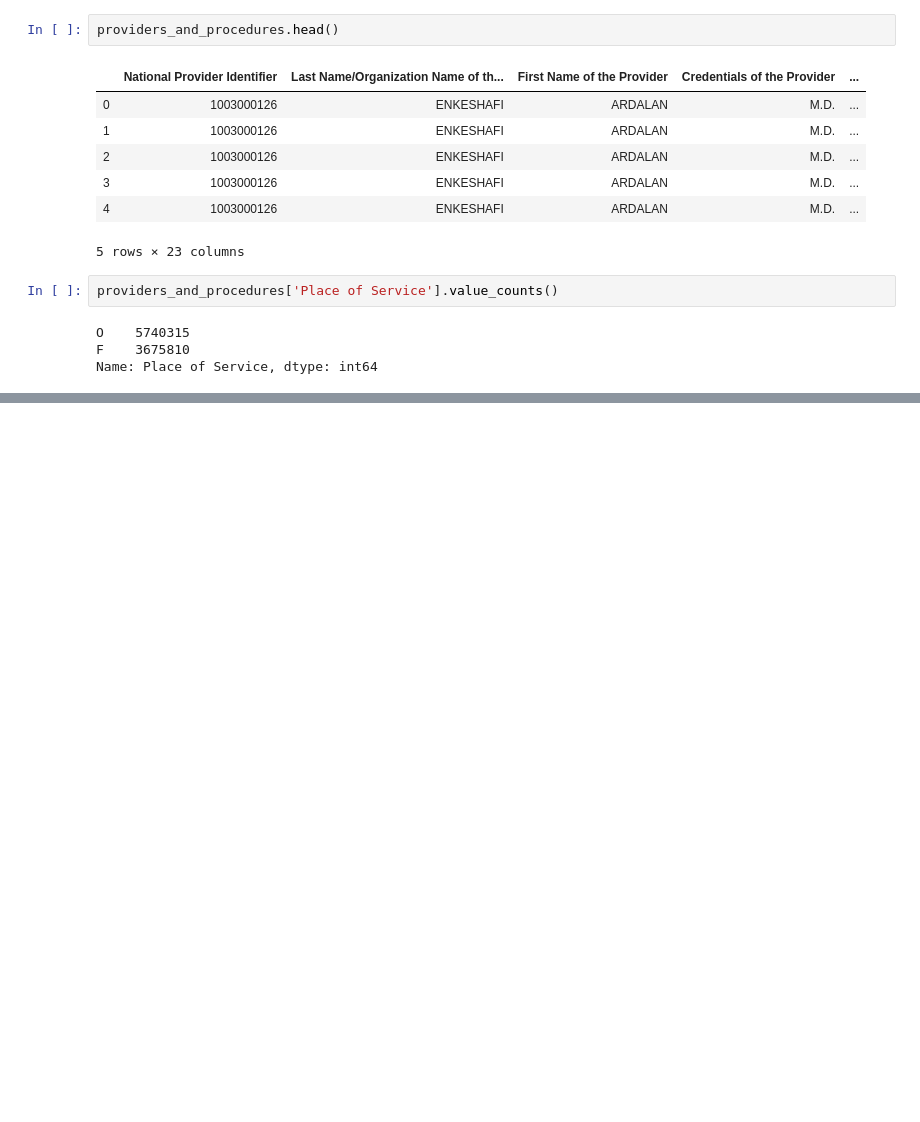
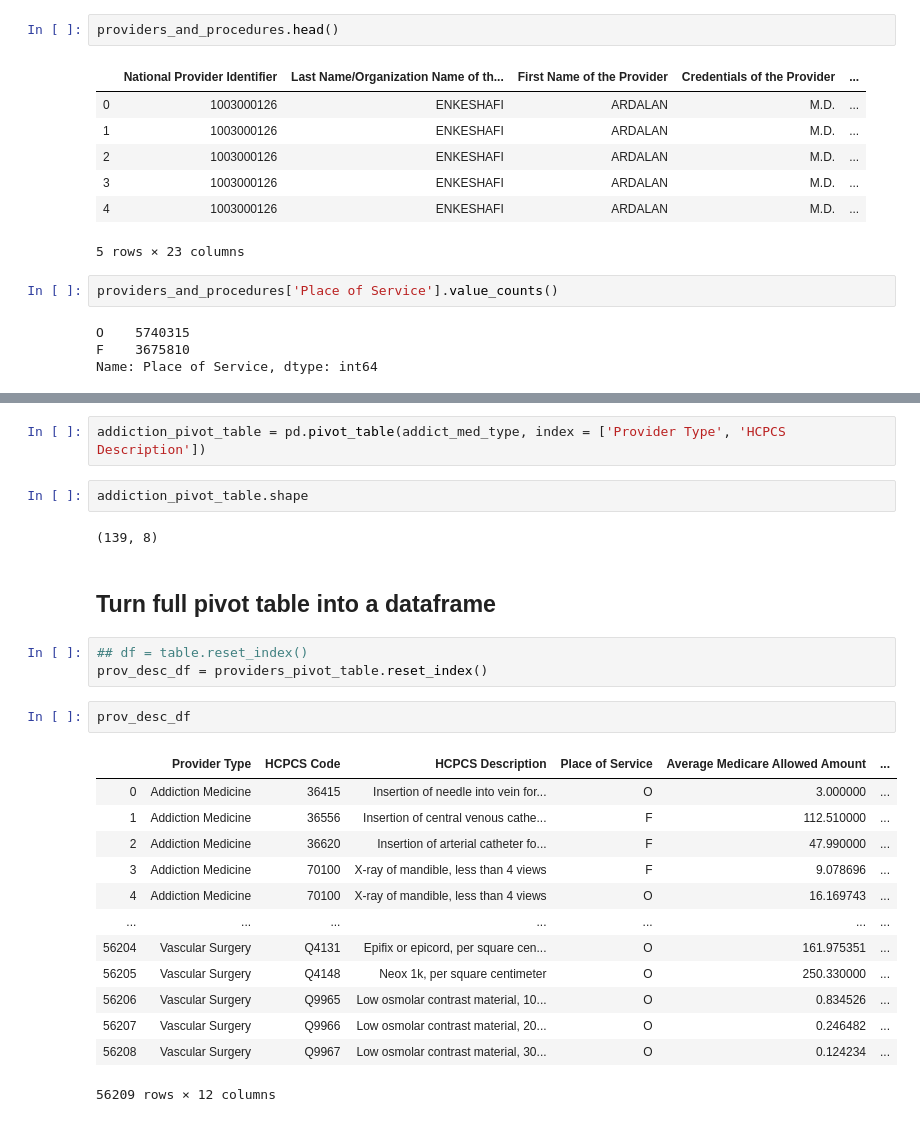
Before and after one commit to CatSchmalzer/healthcare-bluebook-gryphons, a Jupyter notebook: notebooks/hcbb_gryphons_final_cat.ipynb, the cells around one changed output, grey strips where cells are left out. Saved outputs shown, nothing was run; the diff lists cells and outputs as text; blank space fills up the shorter version.

```diff
--- a/notebooks/hcbb_gryphons_final_cat.ipynb
+++ b/notebooks/hcbb_gryphons_final_cat.ipynb
@@ -84,0 +143,27 @@ Name: HCPCS Description, Length: 5171, dtype: int64
+# %%
+addiction_pivot_table = pd.pivot_table(addict_med_type, index = ['Provider Type', 'HCPCS Description'])
+# %%
+addiction_pivot_table.shape
+# %% [output]
+(139, 8)
+# %% [markdown]
+## Turn full pivot table into a dataframe
+# %%
+## df = table.reset_index()
+prov_desc_df = providers_pivot_table.reset_index()
+# %%
+prov_desc_df
+# %% [output]
+|  | Provider Type | HCPCS Code | HCPCS Description | Place of Service | Average Medicare Allowed Amount | ... |
+| 0 | Addiction Medicine | 36415 | Insertion of needle into vein for... | O | 3.000000 | ... |
+| 1 | Addiction Medicine | 36556 | Insertion of central venous cathe... | F | 112.510000 | ... |
+| 2 | Addiction Medicine | 36620 | Insertion of arterial catheter fo... | F | 47.990000 | ... |
+| 3 | Addiction Medicine | 70100 | X-ray of mandible, less than 4 views | F | 9.078696 | ... |
+| 4 | Addiction Medicine | 70100 | X-ray of mandible, less than 4 views | O | 16.169743 | ... |
+| ... | ... | ... | ... | ... | ... | ... |
+| 56204 | Vascular Surgery | Q4131 | Epifix or epicord, per square cen... | O | 161.975351 | ... |
+| 56205 | Vascular Surgery | Q4148 | Neox 1k, per square centimeter | O | 250.330000 | ... |
+| 56206 | Vascular Surgery | Q9965 | Low osmolar contrast material, 10... | O | 0.834526 | ... |
+| 56207 | Vascular Surgery | Q9966 | Low osmolar contrast material, 20... | O | 0.246482 | ... |
+| 56208 | Vascular Surgery | Q9967 | Low osmolar contrast material, 30... | O | 0.124234 | ... |
+56209 rows × 12 columns
```
Also changed, not shown: parts of 24 cells of this notebook.
